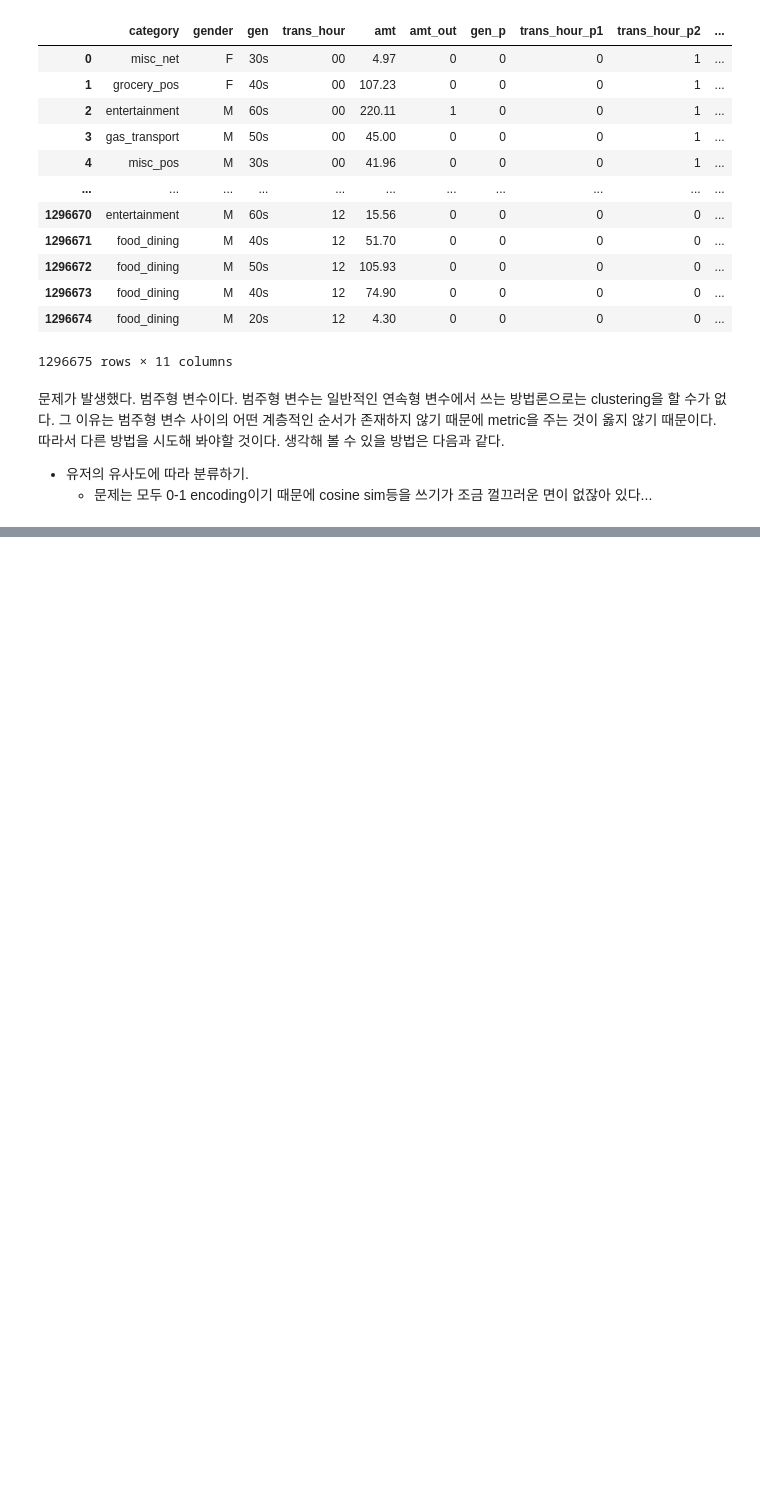
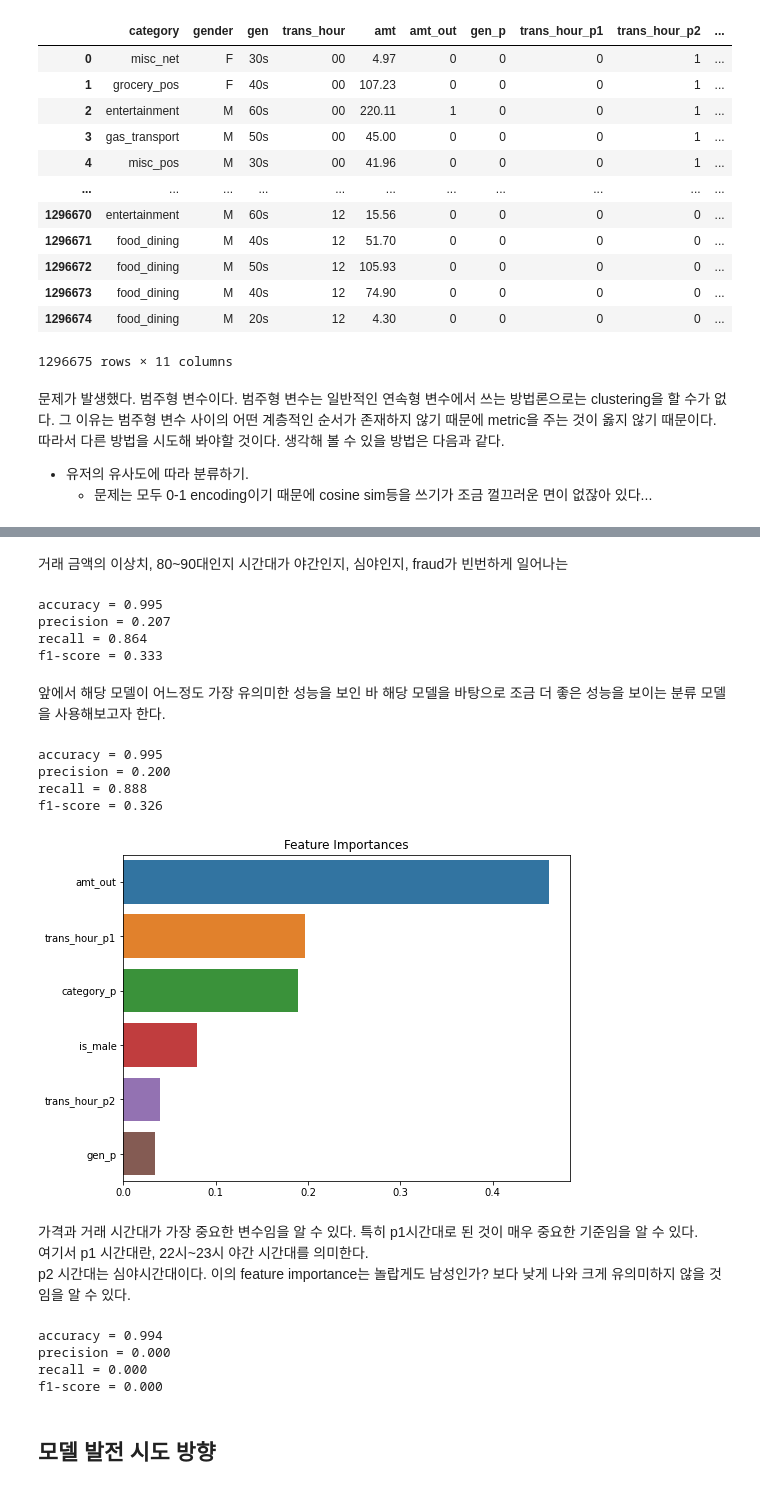
Before and after one commit to SeongwonTak/Data_projects, a Jupyter notebook: CreditCard_Fraud_detection/creditcard_fraud_detection.ipynb, the cells around one changed output, grey strips where cells are left out. Drawn from its saved outputs; the diff is of its cells as text; code cells hidden in the pictures; blank space fills up the shorter version.

```diff
--- a/CreditCard_Fraud_detection/creditcard_fraud_detection.ipynb
+++ b/CreditCard_Fraud_detection/creditcard_fraud_detection.ipynb
@@ -1611,0 +1656,56 @@ df_X
+# %% [markdown]
+거래 금액의 이상치, 80~90대인지 시간대가 야간인지, 심야인지, fraud가 빈번하게 일어나는
+# %%
+X_train2, X_test2, y_train2, y_test2 = train_test_split(df_X2, df_y, test_size = 0.2, stratify = df_y, random_state = 42)
+
+clf = DecisionTreeClassifier()
+clf.fit(X_train2, y_train2)
+pred = clf.predict(X_test2)
+
+get_acc(pred, y_test2)
+# %% [output]
+accuracy = 0.995
+precision = 0.207
+recall = 0.864
+f1-score = 0.333
+# %% [markdown]
+앞에서 해당 모델이 어느정도 가장 유의미한 성능을 보인 바 해당 모델을 바탕으로 조금 더 좋은 성능을 보이는 분류 모델을 사용해보고자 한다.
+# %%
+clf = RandomForestClassifier(max_depth = 5)
+clf.fit(X_train2, y_train2)
+pred = clf.predict(X_test2)
+
+get_acc(pred, y_test2)
+# %% [output]
+accuracy = 0.995
+precision = 0.200
+recall = 0.888
+f1-score = 0.326
+# %%
+ftr_importances_values = clf.feature_importances_
+ftr_importances = pd.Series(ftr_importances_values, index = X_train2.columns)
+ftr_values = ftr_importances.sort_values(ascending=False)[:6]
+
+plt.figure(figsize=(8,6))
+plt.title('Feature Importances')
+sns.barplot(x=ftr_values, y=ftr_values.index)
+plt.show()
+# %% [output]
+[figure, added]
+# %% [markdown]
+가격과 거래 시간대가 가장 중요한 변수임을 알 수 있다. 특히 p1시간대로 된 것이 매우 중요한 기준임을 알 수 있다.
+여기서 p1 시간대란, 22시~23시 야간 시간대를 의미한다.
+p2 시간대는 심야시간대이다. 이의 feature importance는 놀랍게도 남성인가? 보다 낮게 나와 크게 유의미하지 않을 것임을 알 수 있다.
+# %%
+lgbm =LGBMClassifier(max_depth = 11)
+clf.fit(X_train, y_train)
+pred = clf.predict(X_test)
+
+get_acc(pred, y_test)
+# %% [output]
+accuracy = 0.994
+precision = 0.000
+recall = 0.000
+f1-score = 0.000
+# %% [markdown]
+## 모델 발전 시도 방향
```
Also changed, not shown: parts of 34 cells of this notebook.
